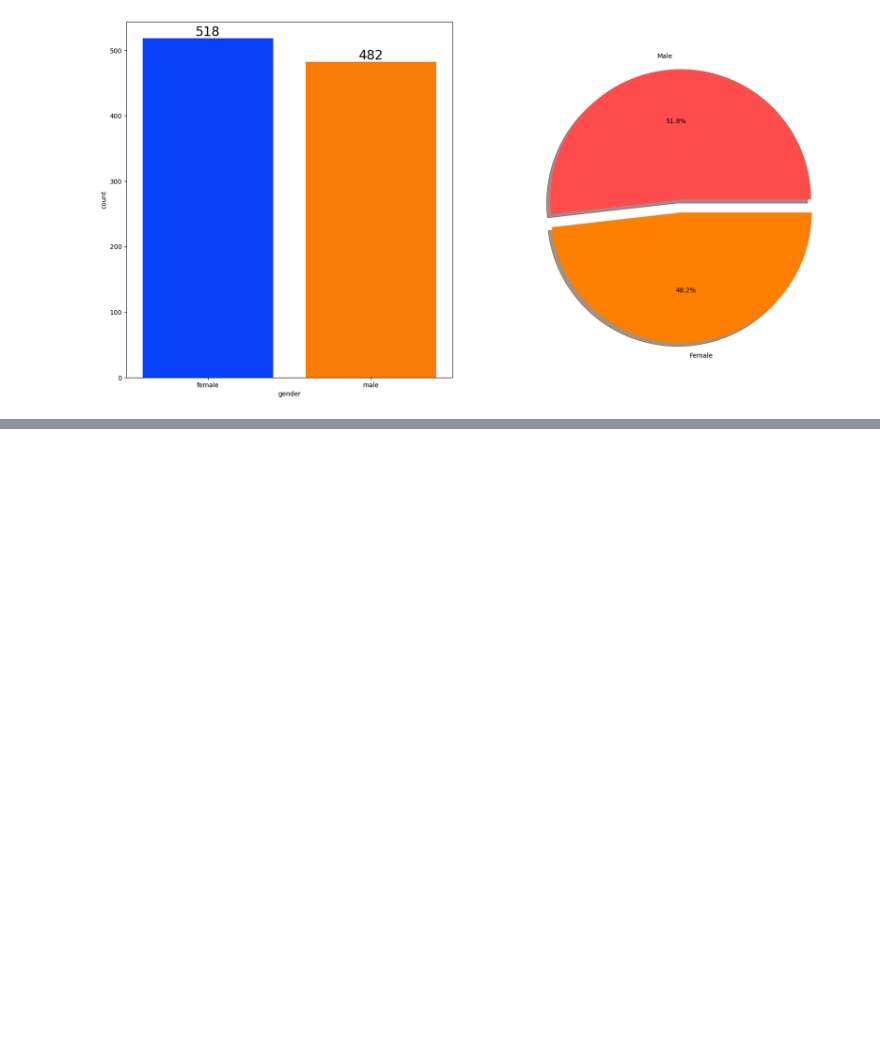
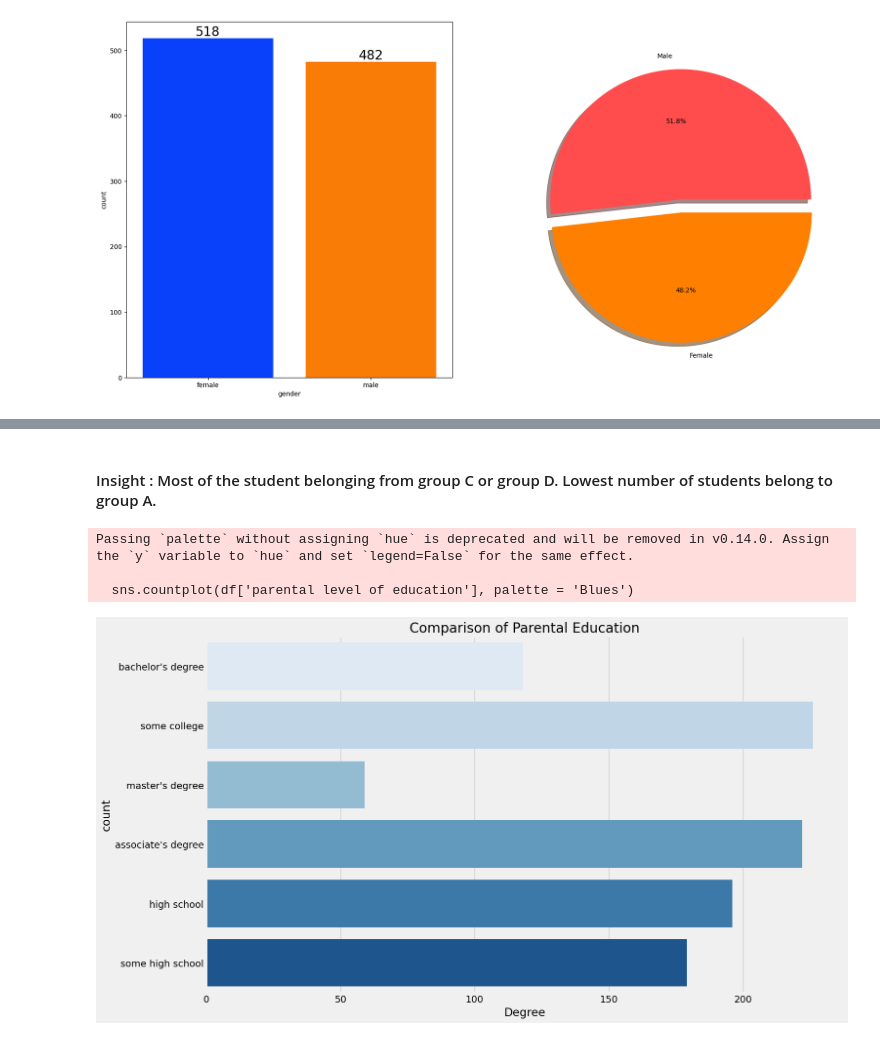
Before and after one commit to yasheeloyalka/mlproject, a Jupyter notebook: src/notebook/data/EDA.ipynb, the cells around one changed output, grey strips where cells are left out. Cells and saved outputs as stored; diff of their text form; code cells hidden in the pictures; blank space fills up the shorter version.

```diff
--- a/src/notebook/data/EDA.ipynb
+++ b/src/notebook/data/EDA.ipynb
@@ -362,0 +380,15 @@ Passing `palette` without assigning `hue` is deprecated and will be removed in v
+# %% [markdown]
+#### Insight : Most of the student belonging from group C or group D. Lowest number of students belong to group A.
+# %%
+plt.rcParams['figure.figsize'] = (15, 9)
+plt.style.use('fivethirtyeight')
+sns.countplot(df['parental level of education'], palette = 'Blues')
+plt.title('Comparison of Parental Education', fontweight = 30, fontsize = 20)
+plt.xlabel('Degree')
+plt.ylabel('count')
+plt.show()
+# %% [output]
+Passing `palette` without assigning `hue` is deprecated and will be removed in v0.14.0. Assign the `y` variable to `hue` and set `legend=False` for the same effect.
+
+  sns.countplot(df['parental level of education'], palette = 'Blues')
+[figure, added]
```
Also changed, not shown: parts of 27 cells of this notebook, 2 other files.
